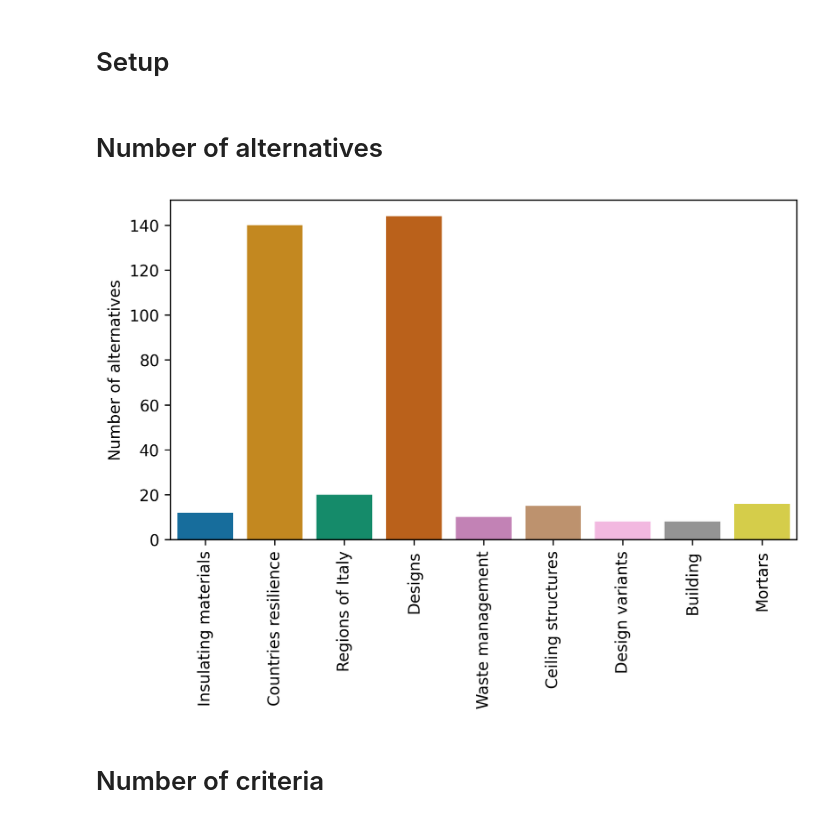
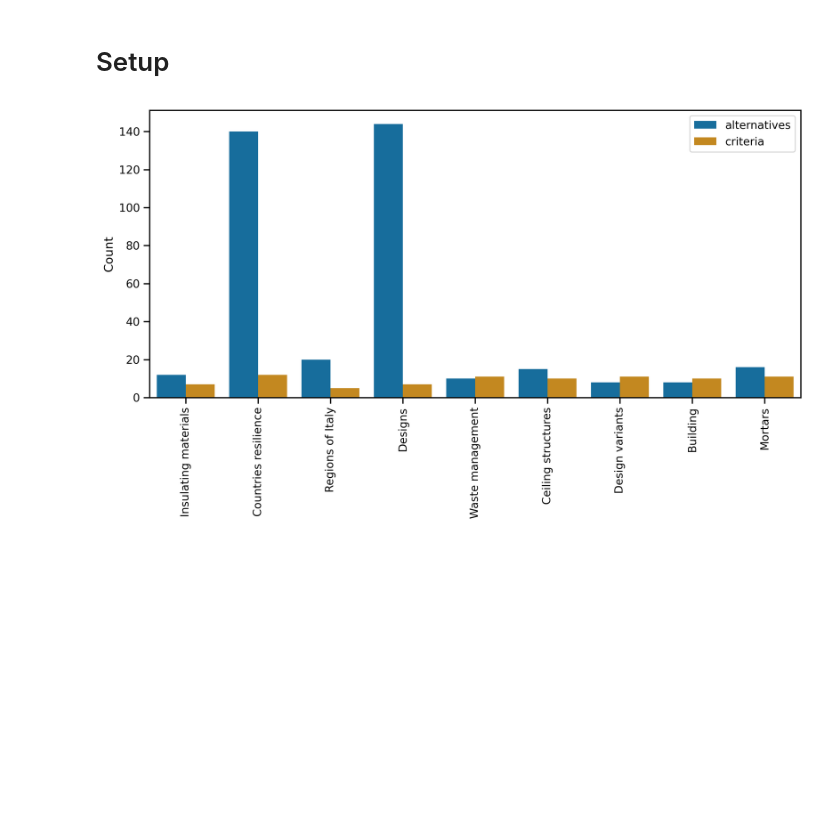
Before and after one commit to anras5/ordinal-regression-reduced, a Jupyter notebook: src/notebooks/datasets-comparison.ipynb, the cells around one changed output. Cells and saved outputs as stored; diff of their text form; code cells hidden in the pictures; blank space fills up the shorter version.

Commit message:
feat: new comparison of datasets plot

```diff
--- a/src/notebooks/datasets-comparison.ipynb
+++ b/src/notebooks/datasets-comparison.ipynb
@@ -12,40 +13,45 @@ import matplotlib.pyplot as plt
 
 sys.path.append(str(Path(os.getcwd()).parent))
 from mcda.dataset import MCDADataset
-# %% [markdown]
-# Number of alternatives
 # %%
 datasets = {
     "insulating-materials": "Insulating materials",
     "countries-resilience": "Countries resilience",
     "regions-italy": "Regions of Italy",
     "designs": "Designs",
     "waste-management": "Waste management",
     "ceiling-structures": "Ceiling structures",
     "design-variants": "Design variants",
     "building": "Building",
     "cement-mortars-geopolymers": "Mortars",
 }
 
+# Collect both alternatives and criteria data
 data = defaultdict(list)
-
 for folder, name in datasets.items():
     dataset = MCDADataset.read_csv(f"../data/{folder}/dataset.csv")
     data["name"].append(name)
     data["alternatives"].append(len(dataset.data))
+    data["criteria"].append(len(dataset.data.columns))
 
-pd.DataFrame(data)
+df = pd.DataFrame(data)
 
+# Melt the dataframe to have alternatives and criteria in one column
+df_melted = df.melt(id_vars=['name'],
+                    value_vars=['alternatives', 'criteria'],
+                    var_name='metric',
+                    value_name='count')
 
-plt.figure(dpi=300)
-sns.barplot(data, x="name", y="alternatives", palette="colorblind", hue="name", legend=False)
+# Create the plot
+plt.figure(figsize=(10, 6), dpi=300)
+sns.set_context("notebook")
+sns.barplot(data=df_melted, x="name", y="count", hue="metric", palette="colorblind")
 plt.xlabel("")
-plt.ylabel("Number of alternatives")
+plt.ylabel("Count")
 plt.xticks(rotation=90)
+plt.legend()
 plt.tight_layout()
-plt.savefig(f"../data/_miscellaneous/alternatives.png")
+plt.savefig(f"../data/_miscellaneous/alternatives_criteria.png")
 plt.show()
 # %% [output]
-[figure, old version]
+[figure, new version]
-# %% [markdown]
-# Number of criteria
```
Also changed, not shown: parts of 3 cells of this notebook, 2 other files.
